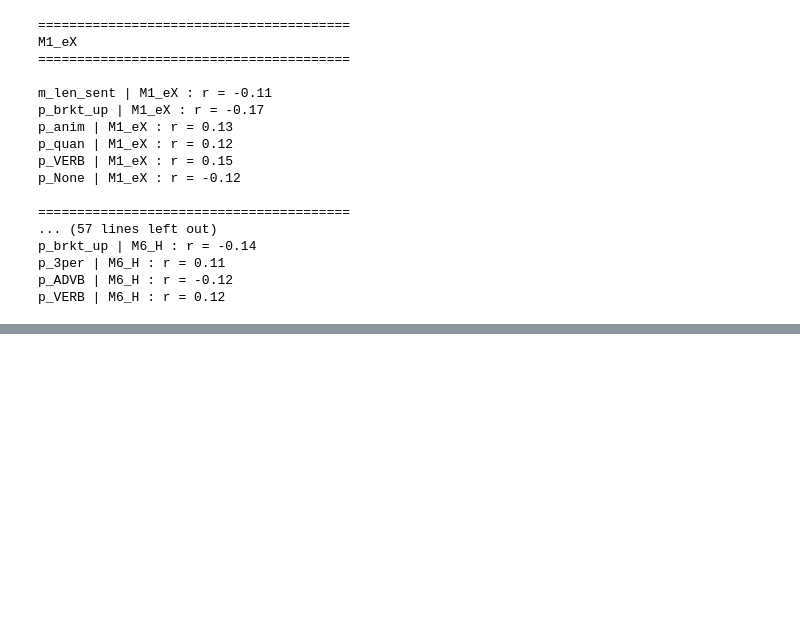
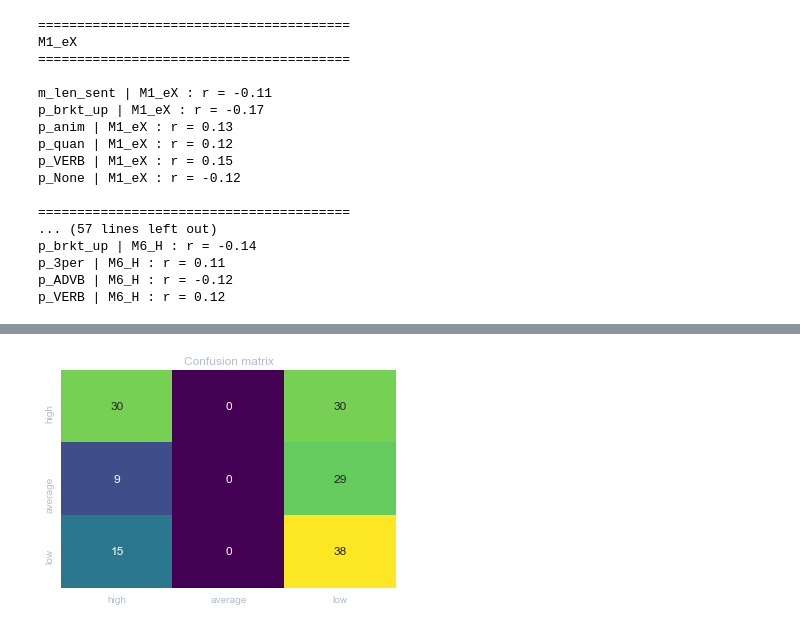
Before and after one commit to DanielTitkov/emmy, a Jupyter notebook: feature_extractor.ipynb, the cells around one changed output, grey strips where cells are left out. Cells and saved outputs as stored; diff of their text form; code cells hidden in the pictures; blank space fills up the shorter version.

```diff
--- a/feature_extractor.ipynb
+++ b/feature_extractor.ipynb
@@ -444,0 +488,18 @@ R2 on training sample: 0.093
+# %%
+n_features = X_train.shape[1]
+batch_size = 512
+
+nb_filter = 250
+filter_length = 3
+nb_epoch = 10
+# %%
+y_tr = train.loc[:,'M1_eX_nom']
+y_te = test.loc[:,'M1_eX_nom']
+labels = y_tr.unique()
+
+le = LabelEncoder()
+le.fit(labels)
+y_train = np_utils.to_categorical(le.transform(y_tr), 3)
+y_test = np_utils.to_categorical(le.transform(y_te), 3)
+y_true = le.transform(y_te)
+print(y_train)
@@ -444,0 +514,8 @@ R2 on training sample: 0.093
+# %%
+model = Sequential()
+model.add(Dense(128, input_shape=(n_features,), activation = 'tanh'))
+model.add(Dropout(0.3))
+model.add(Dense(3, activation = 'softmax'))
+model.compile(loss='categorical_crossentropy', optimizer='adam', metrics=['accuracy'])
+model.fit(X_train, y_train, epochs=nb_epoch, batch_size=batch_size,
+          validation_split=0.05, verbose=2)
@@ -444,0 +557,3 @@ R2 on training sample: 0.093
+# %%
+y_pred = model.predict_classes(X_test)
+print(classification_report(y_true, y_pred))
@@ -444,0 +568,10 @@ R2 on training sample: 0.093
+# %%
+y_true_ = le.inverse_transform(y_true)
+y_pred_ = le.inverse_transform(y_pred)
+sns.heatmap(data=confusion_matrix(y_true_, y_pred_, labels = labels),
+            annot=True, fmt="d", cbar=False,
+            xticklabels=labels, yticklabels=labels, cmap='viridis')
+plt.title("Confusion matrix")
+plt.show()
+# %% [output]
+[figure, added]
```
Also changed, not shown: parts of 12 cells of this notebook.
